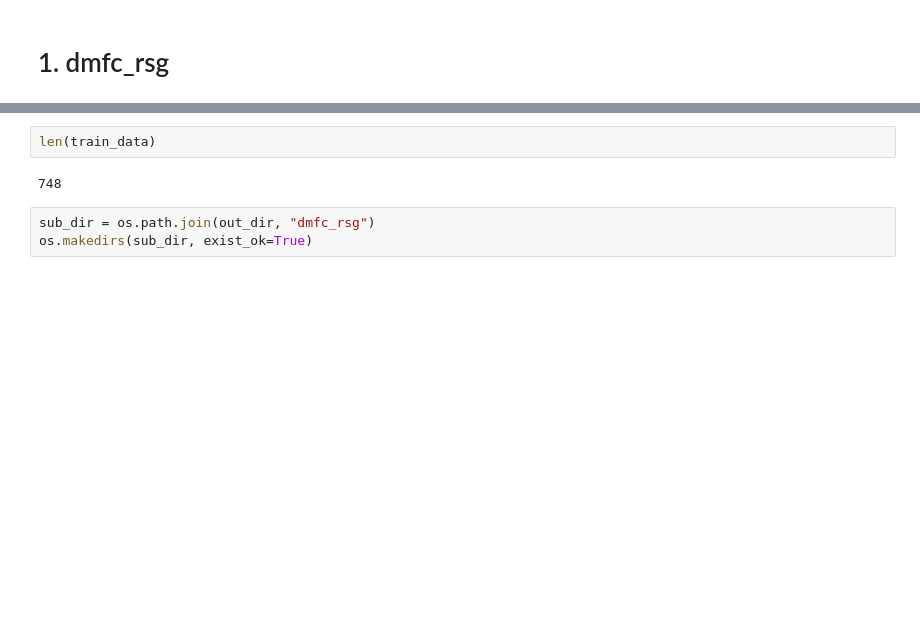
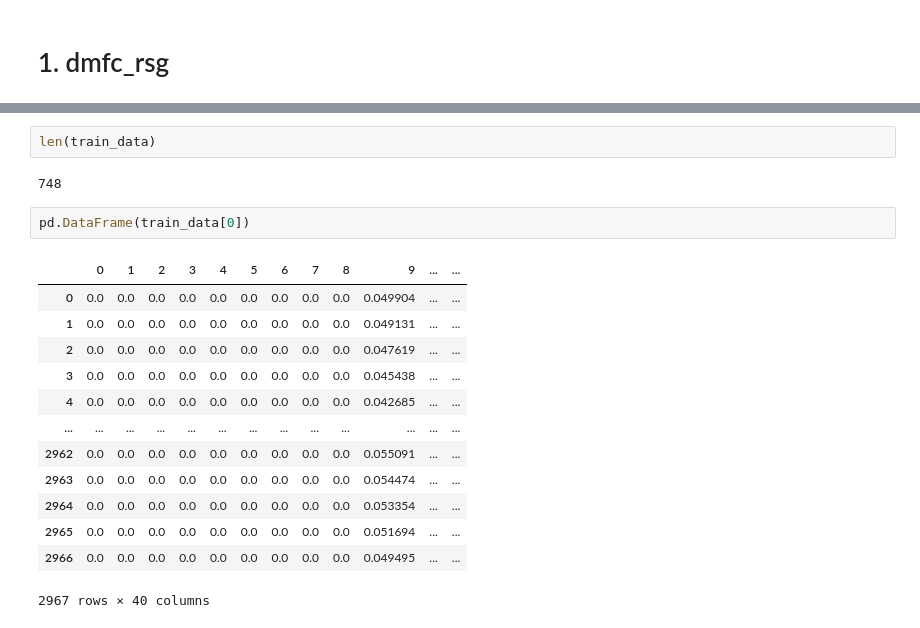
Before and after one commit to dannyfa/Velocity_Flow_Matching, a Jupyter notebook: read_nlb_data.ipynb, the cells around one changed output, grey strips where cells are left out. Saved outputs shown, nothing was run; the diff lists cells and outputs as text; blank space fills up the shorter version.

```diff
--- a/read_nlb_data.ipynb
+++ b/read_nlb_data.ipynb
@@ -16,10 +14,23 @@ train_loader,val_loader,metadata, train_data = nlb_util.make_dmfc_rsg_loaders(ba
 done!
 smoothing spikes with 8ms gaussian window...
 done!
-# %%
-len(train_data)
-# %% [output]
-748
-# %%
-sub_dir = os.path.join(out_dir, "dmfc_rsg")
-os.makedirs(sub_dir, exist_ok=True)
+# %%
+len(train_data)
+# %% [output]
+748
+# %%
+pd.DataFrame(train_data[0])
+# %% [output]
+|  | 0 | 1 | 2 | 3 | 4 | 5 | 6 | 7 | 8 | 9 | ... | ... |
+| 0 | 0.0 | 0.0 | 0.0 | 0.0 | 0.0 | 0.0 | 0.0 | 0.0 | 0.0 | 0.049904 | ... | ... |
+| 1 | 0.0 | 0.0 | 0.0 | 0.0 | 0.0 | 0.0 | 0.0 | 0.0 | 0.0 | 0.049131 | ... | ... |
+| 2 | 0.0 | 0.0 | 0.0 | 0.0 | 0.0 | 0.0 | 0.0 | 0.0 | 0.0 | 0.047619 | ... | ... |
+| 3 | 0.0 | 0.0 | 0.0 | 0.0 | 0.0 | 0.0 | 0.0 | 0.0 | 0.0 | 0.045438 | ... | ... |
+| 4 | 0.0 | 0.0 | 0.0 | 0.0 | 0.0 | 0.0 | 0.0 | 0.0 | 0.0 | 0.042685 | ... | ... |
+| ... | ... | ... | ... | ... | ... | ... | ... | ... | ... | ... | ... | ... |
+| 2962 | 0.0 | 0.0 | 0.0 | 0.0 | 0.0 | 0.0 | 0.0 | 0.0 | 0.0 | 0.055091 | ... | ... |
+| 2963 | 0.0 | 0.0 | 0.0 | 0.0 | 0.0 | 0.0 | 0.0 | 0.0 | 0.0 | 0.054474 | ... | ... |
+| 2964 | 0.0 | 0.0 | 0.0 | 0.0 | 0.0 | 0.0 | 0.0 | 0.0 | 0.0 | 0.053354 | ... | ... |
+| 2965 | 0.0 | 0.0 | 0.0 | 0.0 | 0.0 | 0.0 | 0.0 | 0.0 | 0.0 | 0.051694 | ... | ... |
+| 2966 | 0.0 | 0.0 | 0.0 | 0.0 | 0.0 | 0.0 | 0.0 | 0.0 | 0.0 | 0.049495 | ... | ... |
+2967 rows × 40 columns
```
Also changed, not shown: parts of 25 cells of this notebook, 18 other files.
